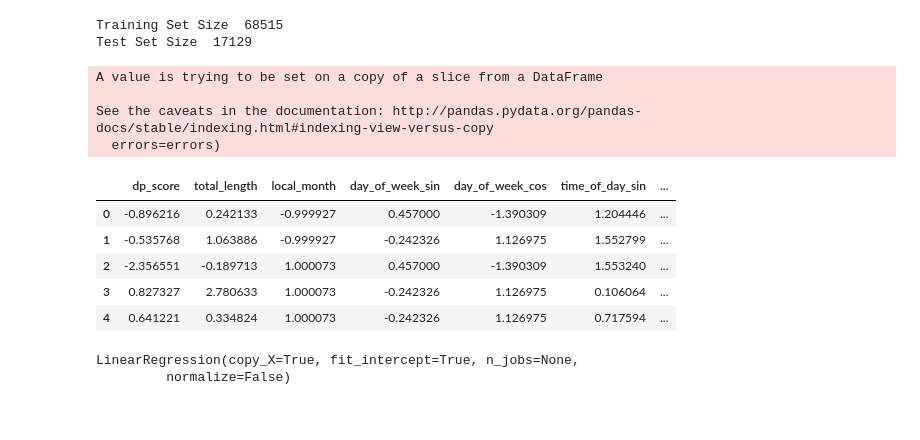
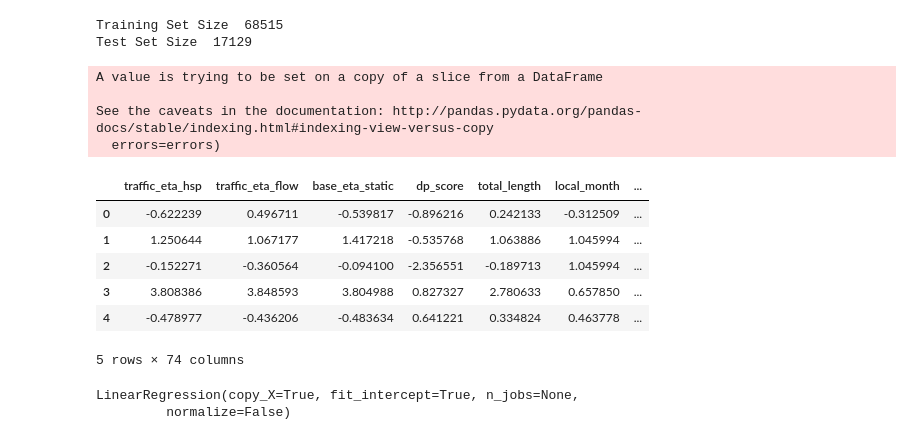
Before and after one commit to kellyfj/eta_prediction_with_machine_learning, a Jupyter notebook: data_exploration.ipynb, the cells around one changed output. Drawn from its saved outputs; the diff is of its cells as text; code cells hidden in the pictures.

```diff
--- a/data_exploration.ipynb
+++ b/data_exploration.ipynb
@@ -86,9 +148,9 @@ berlin_data.drop(columns=["timestamp"], axis=1, inplace=True)
 berlin_data.drop(columns=["is_local_holiday"], axis=1, inplace=True)
 
 #Remove prior predictions
-berlin_data.drop(columns=["traffic_eta_hsp"], axis=1, inplace=True)
-berlin_data.drop(columns=["traffic_eta_flow"], axis=1, inplace=True)
-berlin_data.drop(columns=["base_eta_static"], axis=1, inplace=True)
+#berlin_data.drop(columns=["traffic_eta_hsp"], axis=1, inplace=True)
+#berlin_data.drop(columns=["traffic_eta_flow"], axis=1, inplace=True)
+#berlin_data.drop(columns=["base_eta_static"], axis=1, inplace=True)
 
 #Remove rows where dp_score is below threshold
 print("Len Before: ", len(berlin_data))
@@ -96,13 +158,7 @@ berlin_data = berlin_data.drop(berlin_data[berlin_data.dp_score < 80].index)
 print("Len After: ", len(berlin_data))
 
 #Remove probably useless variables
-berlin_data.drop(columns=["local_day_of_week"], axis=1, inplace=True)
-berlin_data.drop(columns=["local_time_of_day"], axis=1, inplace=True)
 #berlin_data.drop(columns=["local_month"], axis=1, inplace=True)
-#berlin_data.drop(columns=["day_of_week_sin"], axis=1, inplace=True)
-#berlin_data.drop(columns=["day_of_week_cos"], axis=1, inplace=True)
-#berlin_data.drop(columns=["time_of_day_sin"], axis=1, inplace=True)
-#berlin_data.drop(columns=["time_of_day_cos"], axis=1, inplace=True)
 berlin_data.drop(columns=["start_lat"], axis=1, inplace=True)
 berlin_data.drop(columns=["start_lon"], axis=1, inplace=True)
 berlin_data.drop(columns=["end_lat"], axis=1, inplace=True)
@@ -143,29 +200,49 @@ Test Set Size  17129
 # %%
 # Data Cleaning - drop the "ground truth" actual duration
 berlin_labels = train_set["track_duration"].copy()
-# berlin_labels.describe()
+
 train_set.drop(columns=["track_duration"], axis=1, inplace=True)
 train_set.head()
 
+#Use Standard scaling: Centering around and scaling happen independently on each feature
+# Scaling to unit variance
+
+from sklearn.compose import ColumnTransformer
 from sklearn.preprocessing import StandardScaler
-scaler = StandardScaler(copy=True, with_mean=True, with_std=True)
 
-berlin_data_scaled = scaler.fit_transform(train_set)
+#We only want to scale certain features - definitely not the One-hot encoded ones
+ct = ColumnTransformer([
+        ('somename', StandardScaler(), ['traffic_eta_hsp', 'traffic_eta_flow', 'base_eta_static',
+                                        'dp_score', 'total_length',
+                                        'maneuvers_non_silent','maneuvers_left_turns','maneuvers_right_turns',
+                                        'maneuvers_uturns', 'maneuvers_junctions', 'maneuvers_roundabouts',
+                                        'maneuvers_left_turn_angle_sum', 'maneuvers_right_turn_angles_sum',
+                                        'total_turn_time', 'speed_km_h', 'static_speed_km_h', 'mean_speed_limit'])
+    ], remainder='passthrough')
+
+berlin_data_scaled = ct.fit_transform(train_set)
+
+#from sklearn.preprocessing import StandardScaler
+#scaler = StandardScaler(copy=True, with_mean=True, with_std=True)
+#
+#berlin_data_scaled = scaler.fit_transform(train_set)
 
 #Add back columns
 berlin_data_scaled_df = pd.DataFrame(berlin_data_scaled, columns = train_set.columns)
+pd.set_option('display.expand_frame_repr', False)
 berlin_data_scaled_df.head()
 # %% [output]
 A value is trying to be set on a copy of a slice from a DataFrame
 
 See the caveats in the documentation: http://pandas.pydata.org/pandas-docs/stable/indexing.html#indexing-view-versus-copy
   errors=errors)
-|  | dp_score | total_length | local_month | day_of_week_sin | day_of_week_cos | time_of_day_sin | ... |
-| 0 | -0.896216 | 0.242133 | -0.999927 | 0.457000 | -1.390309 | 1.204446 | ... |
-| 1 | -0.535768 | 1.063886 | -0.999927 | -0.242326 | 1.126975 | 1.552799 | ... |
-| 2 | -2.356551 | -0.189713 | 1.000073 | 0.457000 | -1.390309 | 1.553240 | ... |
-| 3 | 0.827327 | 2.780633 | 1.000073 | -0.242326 | 1.126975 | 0.106064 | ... |
-| 4 | 0.641221 | 0.334824 | 1.000073 | -0.242326 | 1.126975 | 0.717594 | ... |
+|  | traffic_eta_hsp | traffic_eta_flow | base_eta_static | dp_score | total_length | local_month | ... |
+| 0 | -0.622239 | 0.496711 | -0.539817 | -0.896216 | 0.242133 | -0.312509 | ... |
+| 1 | 1.250644 | 1.067177 | 1.417218 | -0.535768 | 1.063886 | 1.045994 | ... |
+| 2 | -0.152271 | -0.360564 | -0.094100 | -2.356551 | -0.189713 | 1.045994 | ... |
+| 3 | 3.808386 | 3.848593 | 3.804988 | 0.827327 | 2.780633 | 0.657850 | ... |
+| 4 | -0.478977 | -0.436206 | -0.483634 | 0.641221 | 0.334824 | 0.463778 | ... |
+5 rows × 74 columns
 # %%
 from sklearn.linear_model import LinearRegression
 
```
Also changed, not shown: parts of 14 cells of this notebook.
